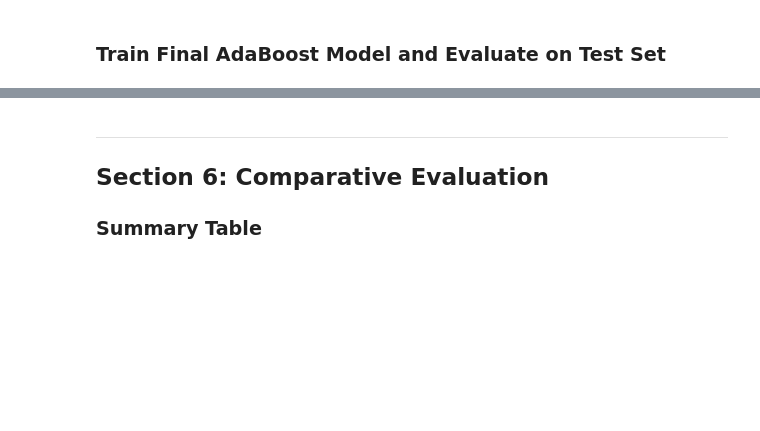
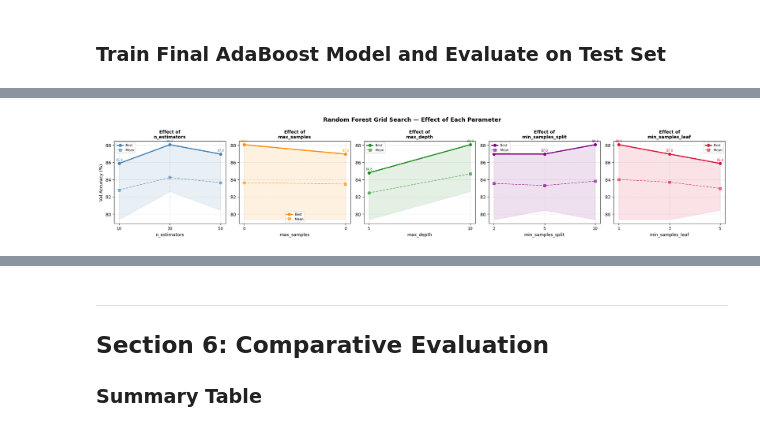
Before and after one commit to ash15764/Heart_Failure_Prediction, a Jupyter notebook: Heart_Failure_Classification.ipynb, the cells around one changed output, grey strips where cells are left out. Drawn from its saved outputs; the diff is of its cells as text; code cells hidden in the pictures; blank space fills up the shorter version.

```diff
--- a/Heart_Failure_Classification_Assignment2 (1).ipynb
+++ b/Heart_Failure_Classification.ipynb
@@ -1105,0 +1409,38 @@ No Heart Disease       0.89      0.88      0.88        82
+# %%
+
+fig, axes = plt.subplots(1, 5, figsize=(20, 4))
+param_info = [
+    ('n_estimators',      'steelblue'),
+    ('max_samples',       'darkorange'),
+    ('max_depth',         'forestgreen'),
+    ('min_samples_split', 'purple'),
+    ('min_samples_leaf',  'crimson'),
+]
+for ax, (col, color) in zip(axes, param_info):
+    vals = sorted(df_rf_grid[col].unique(), key=lambda x: (x is None, x))
+    best_acc_v = [df_rf_grid[df_rf_grid[col]==v]['val_acc'].max() for v in vals]
+    mean_acc_v = [df_rf_grid[df_rf_grid[col]==v]['val_acc'].mean() for v in vals]
+    xlabels    = [str(int(v)) if v is not None else 'None' for v in vals]
+    ax.plot(range(len(vals)), [a*100 for a in best_acc_v],
+            marker='o', color=color, linewidth=2.5, label='Best')
+    ax.plot(range(len(vals)), [a*100 for a in mean_acc_v],
+            marker='s', color=color, linewidth=1.5, linestyle='--', alpha=0.6, label='Mean')
+    ax.fill_between(range(len(vals)),
+        [df_rf_grid[df_rf_grid[col]==v]['val_acc'].min()*100 for v in vals],
+        [a*100 for a in best_acc_v], alpha=0.12, color=color)
+    for i, (xl, ba) in enumerate(zip(xlabels, best_acc_v)):
+        ax.annotate(f'{ba*100:.1f}', (i, ba*100), textcoords='offset points',
+                    xytext=(0, 6), ha='center', fontsize=7, color=color)
+    ax.set_xticks(range(len(vals)))
+    ax.set_xticklabels(xlabels, fontsize=9)
+    ax.set_xlabel(col, fontsize=10)
+    ax.set_ylabel('Val Accuracy (%)' if ax == axes[0] else '')
+    ax.set_title(f'Effect of\n{col}', fontweight='bold', fontsize=10)
+    ax.legend(fontsize=7)
+    ax.grid(True, linestyle='--', alpha=0.4)
+plt.suptitle('Random Forest Grid Search — Effect of Each Parameter',
+             fontsize=13, fontweight='bold')
+plt.tight_layout()
+plt.show()
+# %% [output]
+[figure, added]
```
Also changed, not shown: parts of 15 cells of this notebook.
